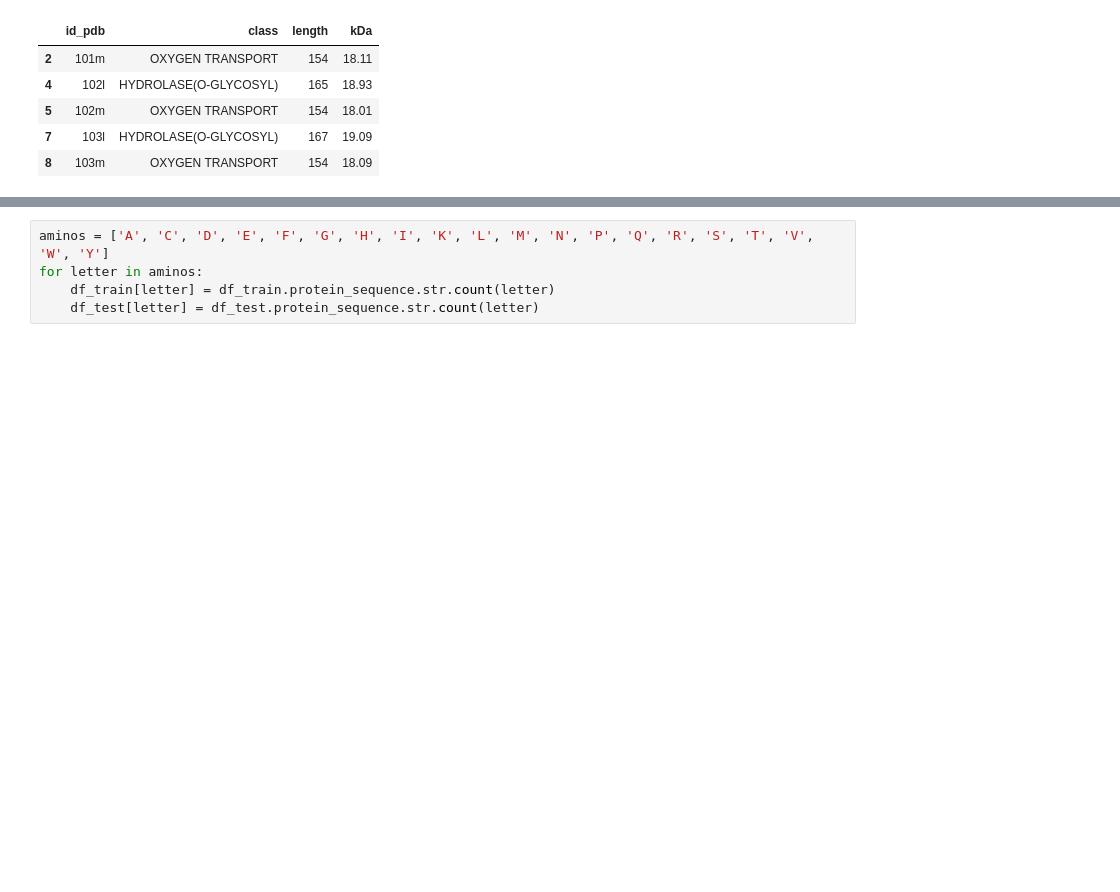
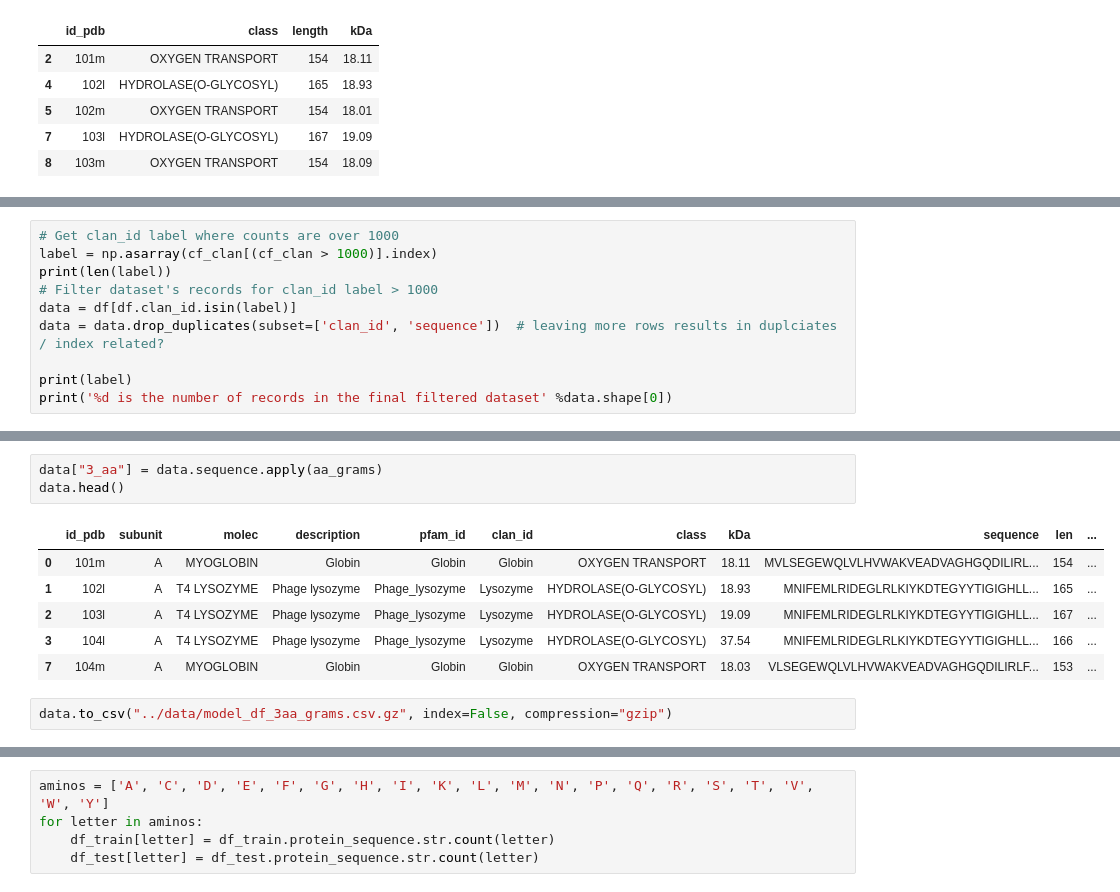
Before and after one commit to jdormaar/Functional_predictions_from_protein_residue_sequences, a Jupyter notebook: workbooks/pdb_eda.ipynb, the cells around one changed output, grey strips where cells are left out. Drawn from its saved outputs; the diff is of its cells as text; blank space fills up the shorter version.

```diff
--- a/workbooks/pdb_eda.ipynb
+++ b/workbooks/pdb_eda.ipynb
@@ -372,0 +604,10 @@ Name: label, dtype: int64
+# %%
+# Get clan_id label where counts are over 1000
+label = np.asarray(cf_clan[(cf_clan > 1000)].index)
+print(len(label))
+# Filter dataset's records for clan_id label > 1000
+data = df[df.clan_id.isin(label)]
+data = data.drop_duplicates(subset=['clan_id', 'sequence'])  # leaving more rows results in duplciates / index related?
+
+print(label)
+print('%d is the number of records in the final filtered dataset' %data.shape[0])
@@ -372,0 +648,12 @@ Name: label, dtype: int64
+# %%
+data["3_aa"] = data.sequence.apply(aa_grams)
+data.head()
+# %% [output]
+|  | id_pdb | subunit | molec | description | pfam_id | clan_id | class | kDa | sequence | len | ... |
+| 0 | 101m | A | MYOGLOBIN | Globin | Globin | Globin | OXYGEN TRANSPORT | 18.11 | MVLSEGEWQLVLHVWAKVEADVAGHGQDILIRL... | 154 | ... |
+| 1 | 102l | A | T4 LYSOZYME | Phage lysozyme | Phage_lysozyme | Lysozyme | HYDROLASE(O-GLYCOSYL) | 18.93 | MNIFEMLRIDEGLRLKIYKDTEGYYTIGIGHLL... | 165 | ... |
+| 2 | 103l | A | T4 LYSOZYME | Phage lysozyme | Phage_lysozyme | Lysozyme | HYDROLASE(O-GLYCOSYL) | 19.09 | MNIFEMLRIDEGLRLKIYKDTEGYYTIGIGHLL... | 167 | ... |
+| 3 | 104l | A | T4 LYSOZYME | Phage lysozyme | Phage_lysozyme | Lysozyme | HYDROLASE(O-GLYCOSYL) | 37.54 | MNIFEMLRIDEGLRLKIYKDTEGYYTIGIGHLL... | 166 | ... |
+| 7 | 104m | A | MYOGLOBIN | Globin | Globin | Globin | OXYGEN TRANSPORT | 18.03 | VLSEGEWQLVLHVWAKVEADVAGHGQDILIRLF... | 153 | ... |
+# %%
+data.to_csv("../data/model_df_3aa_grams.csv.gz", index=False, compression="gzip")
```
Also changed, not shown: parts of 45 cells of this notebook, 4 other files.
